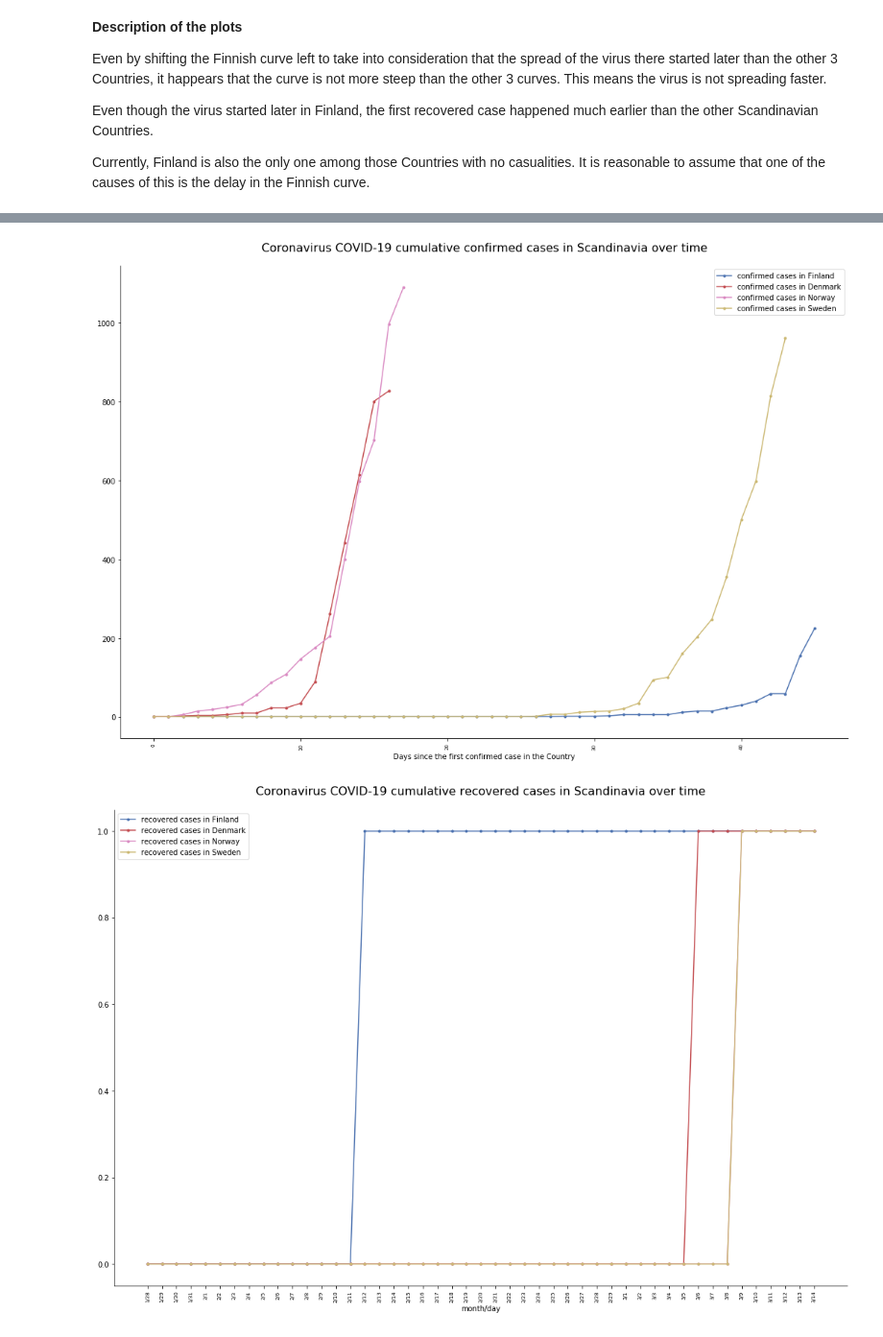
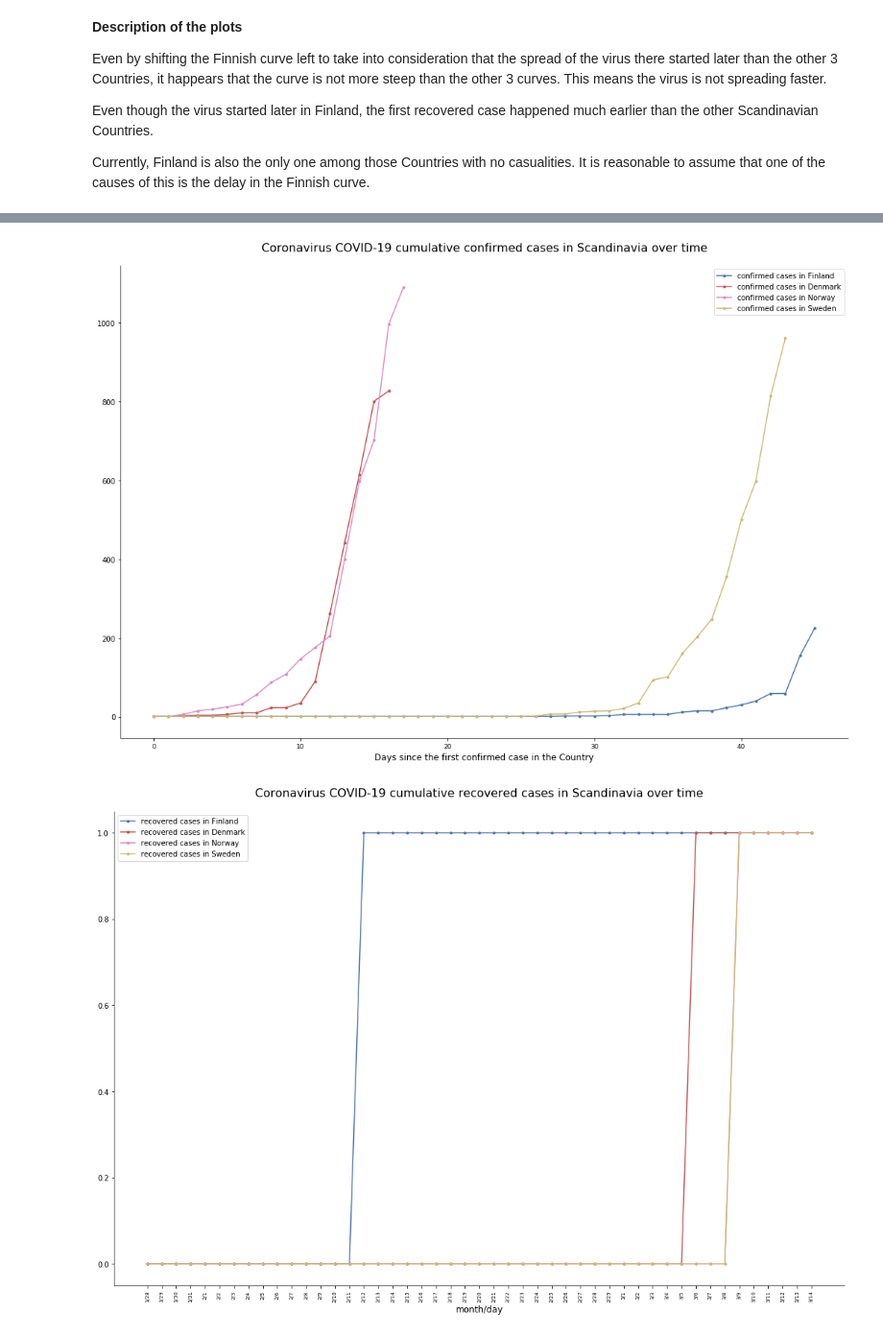
Before and after one commit to BerniHacker/Coronavirus, a Jupyter notebook: Coronavirus_Finland.ipynb, the cells around one changed output, grey strips where cells are left out. Shown at 96% size. Saved outputs shown, nothing was run; the diff lists cells and outputs as text; code cells hidden in the pictures.

```diff
--- a/Coronavirus_Finland.ipynb
+++ b/Coronavirus_Finland.ipynb
@@ -698,20 +698,20 @@ cust_line_plot((days_short, finland_confirmed_l, ".", 0, "confirmed cases in Fin
 # %%
 # Comparing cumulative confirmed cases over time in Scandinavia
 # starting form the day of the first confirmed case
 cust_line_plot((list(range(len(finland_confirmed_pos))), finland_confirmed_pos, ".", 0, "confirmed cases in Finland"),
                (list(range(len(denmark_confirmed_pos))), denmark_confirmed_pos, ".", 3, "confirmed cases in Denmark"),
                (list(range(len(norway_confirmed_pos))), norway_confirmed_pos, ".", 6, "confirmed cases in Norway"),
                (list(range(len(sweden_confirmed_pos))), sweden_confirmed_pos, ".", 8, "confirmed cases in Sweden"),
                figsize_w=18, figsize_h=12,
                title="Coronavirus COVID-19 cumulative confirmed cases in Scandinavia over time",
                title_fs=16, title_offset=20,
                rem_borders=True,
-               x_label="Days since the first confirmed case in the Country", xlabel_fs=10,
-               xvalues_fs=7,rot=90,
+               x_label="Days since the first confirmed case in the Country", xlabel_fs=12,
+               xvalues_fs=9,rot=0,
                y_label=None, ylabel_fs=12,
                legend=True)
 # %% [output]
-[figure, old version]
+[figure, new version]
 # %%
 # Comparing cumulative recovered cases over time in Scandinavia
 cust_line_plot((days_short, finland_recovered_l, ".", 0, "recovered cases in Finland"),
```
Also changed, not shown: parts of 7 cells of this notebook, 1 other file.
